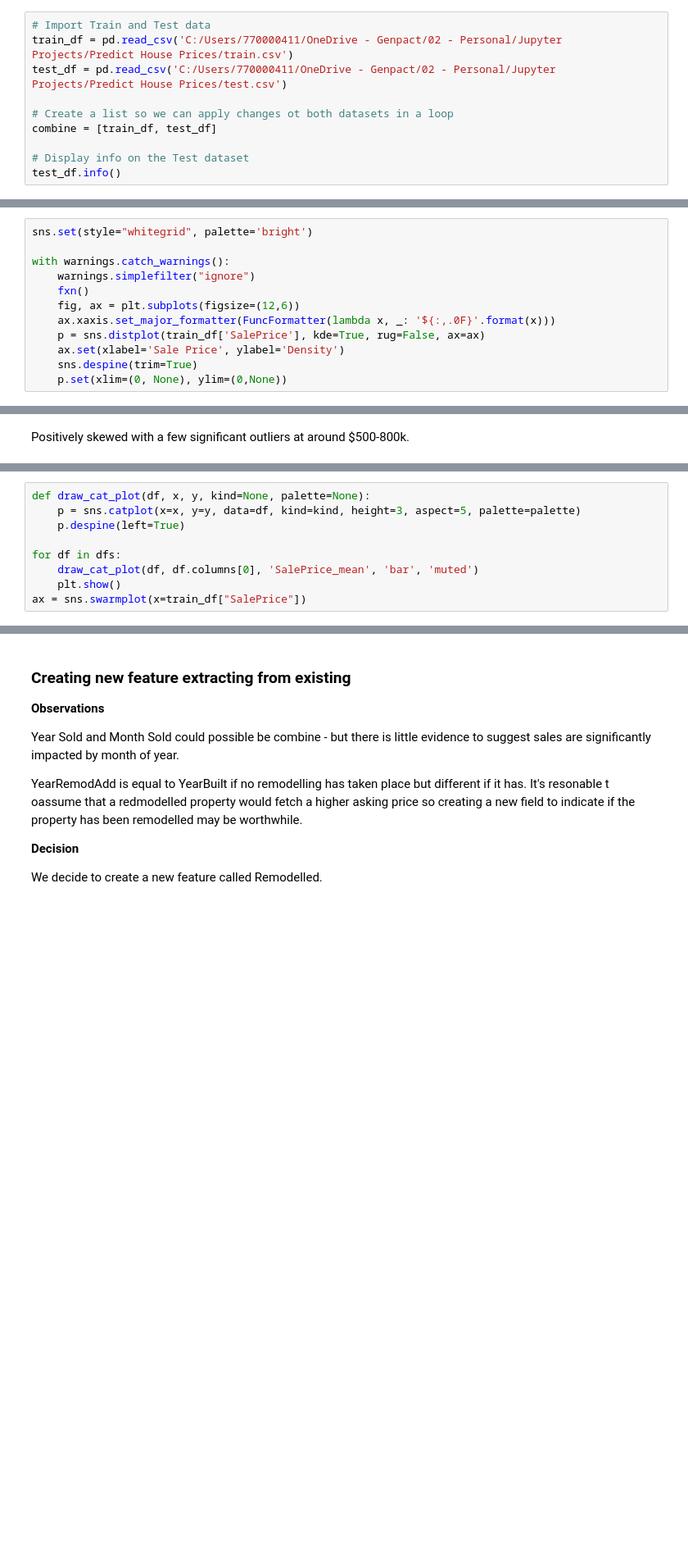
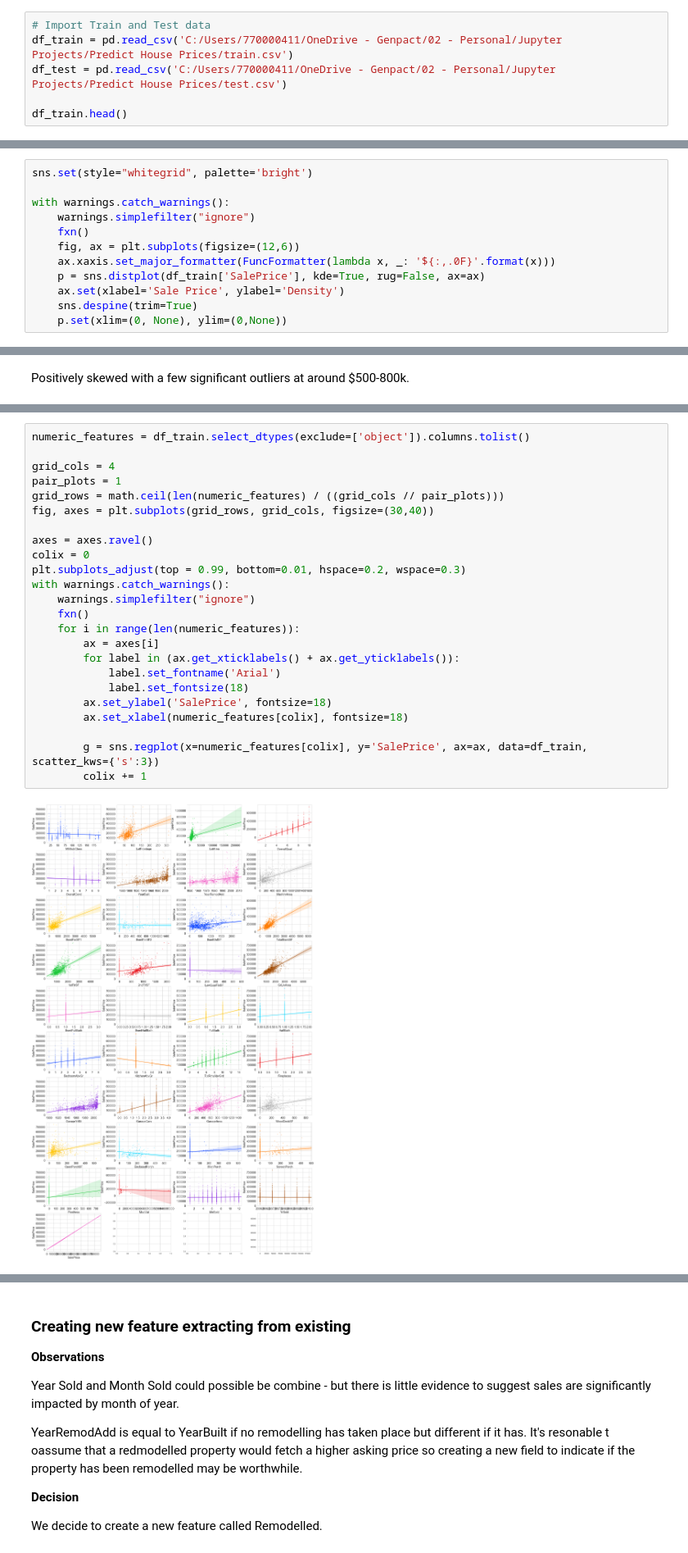
Before and after one commit to Sicro01/Predict-House-Prices, a Jupyter notebook: Ames, Iowa - House Price Prediction (ref. Kaggle Challenge).ipynb, the cells around one changed output, grey strips where cells are left out. Shown at 82% size. Saved outputs shown, nothing was run; the diff lists cells and outputs as text; blank space fills up the shorter version.

```diff
--- a/Ames, Iowa - House Price Prediction (ref. Kaggle Challenge).ipynb
+++ b/Ames, Iowa - House Price Prediction (ref. Kaggle Challenge).ipynb
@@ -92,11 +222,7 @@ def fxn():
 # %%
 # Import Train and Test data
-train_df = pd.read_csv('C:/Users/770000411/OneDrive - Genpact/02 - Personal/Jupyter Projects/Predict House Prices/train.csv')
-test_df = pd.read_csv('C:/Users/770000411/OneDrive - Genpact/02 - Personal/Jupyter Projects/Predict House Prices/test.csv')
+df_train = pd.read_csv('C:/Users/770000411/OneDrive - Genpact/02 - Personal/Jupyter Projects/Predict House Prices/train.csv')
+df_test = pd.read_csv('C:/Users/770000411/OneDrive - Genpact/02 - Personal/Jupyter Projects/Predict House Prices/test.csv')
 
-# Create a list so we can apply changes ot both datasets in a loop
-combine = [train_df, test_df]
-
-# Display info on the Test dataset
-test_df.info()
+df_train.head()
 # %% [output]
@@ -161,7 +377,7 @@ with warnings.catch_warnings():
     fxn()
     fig, ax = plt.subplots(figsize=(12,6))
     ax.xaxis.set_major_formatter(FuncFormatter(lambda x, _: '${:,.0F}'.format(x)))
-    p = sns.distplot(train_df['SalePrice'], kde=True, rug=False, ax=ax)
+    p = sns.distplot(df_train['SalePrice'], kde=True, rug=False, ax=ax)
     ax.set(xlabel='Sale Price', ylabel='Density')
     sns.despine(trim=True)
     p.set(xlim=(0, None), ylim=(0,None))
@@ -665,9 +387,0 @@ To confirm some of our observations and assumptions, we can quickly analyze our
-# %%
-def draw_cat_plot(df, x, y, kind=None, palette=None):
-    p = sns.catplot(x=x, y=y, data=df, kind=kind, height=3, aspect=5, palette=palette)
-    p.despine(left=True)
-
-for df in dfs:
-    draw_cat_plot(df, df.columns[0], 'SalePrice_mean', 'bar', 'muted')
-    plt.show()
-ax = sns.swarmplot(x=train_df["SalePrice"])
@@ -719,0 +399,26 @@ After (1460, 76) (1459, 76) (1460, 76) (1459, 76)
+# %%
+numeric_features = df_train.select_dtypes(exclude=['object']).columns.tolist()
+
+grid_cols = 4
+pair_plots = 1
+grid_rows = math.ceil(len(numeric_features) / ((grid_cols // pair_plots)))
+fig, axes = plt.subplots(grid_rows, grid_cols, figsize=(30,40))
+
+axes = axes.ravel()
+colix = 0
+plt.subplots_adjust(top = 0.99, bottom=0.01, hspace=0.2, wspace=0.3)
+with warnings.catch_warnings():
+    warnings.simplefilter("ignore")
+    fxn()
+    for i in range(len(numeric_features)):
+        ax = axes[i]
+        for label in (ax.get_xticklabels() + ax.get_yticklabels()):
+            label.set_fontname('Arial')
+            label.set_fontsize(18)
+        ax.set_ylabel('SalePrice', fontsize=18)
+        ax.set_xlabel(numeric_features[colix], fontsize=18)
+
+        g = sns.regplot(x=numeric_features[colix], y='SalePrice', ax=ax, data=df_train, scatter_kws={'s':3})
+        colix += 1
+# %% [output]
+[figure, added]
```
Also changed, not shown: parts of 108 cells of this notebook, 2 other files.
